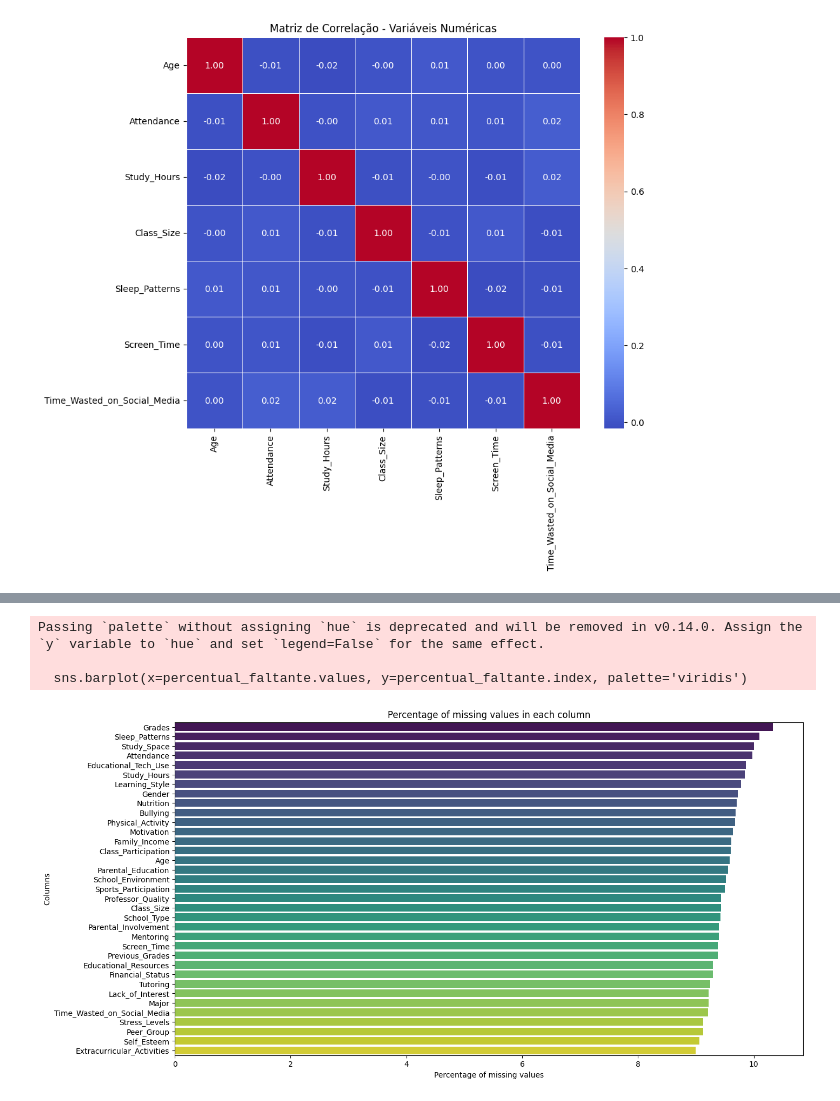
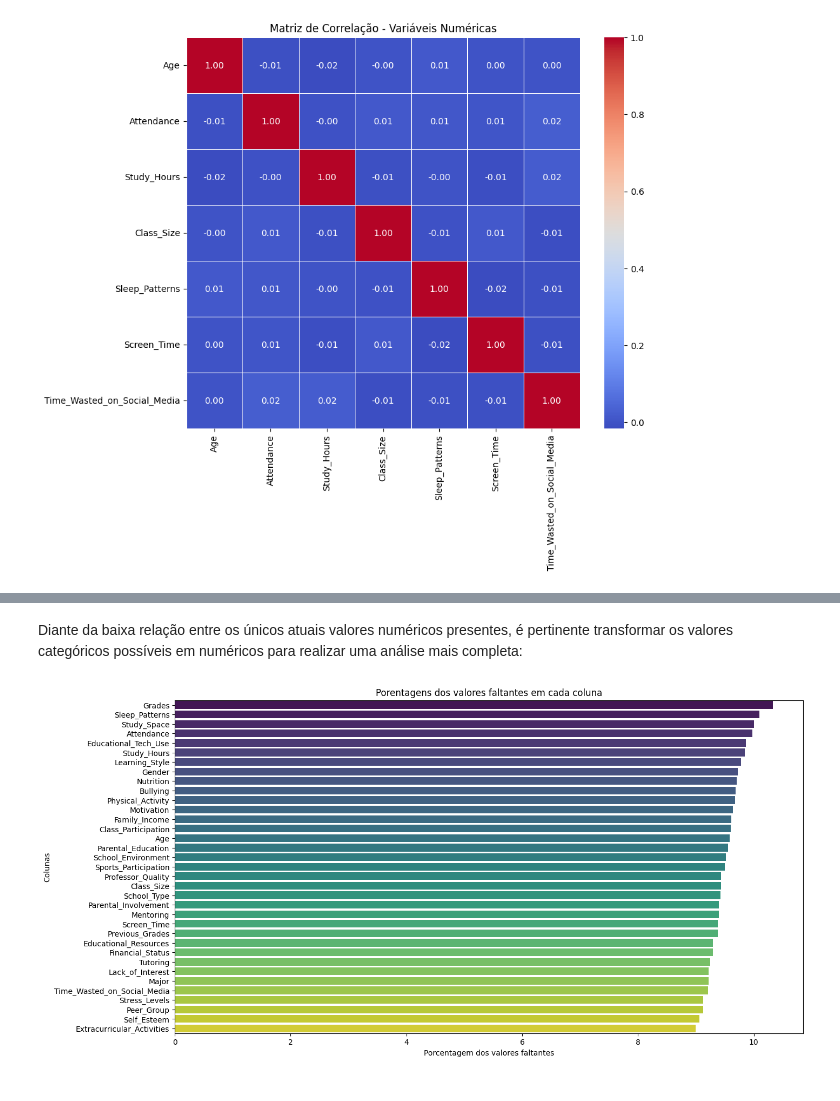
Before and after one commit to notsogreatdavi/PISI3-2024.2, a Jupyter notebook: EDA/newEDA.ipynb, the cells around one changed output, grey strips where cells are left out. Drawn from its saved outputs; the diff is of its cells as text; code cells hidden in the pictures.

Commit message:
atualizei a nova EDA
adicionei mais análises e troquei os valores categóricos por numéricos

```diff
--- a/EDA/newEDA.ipynb
+++ b/EDA/newEDA.ipynb
@@ -283,23 +278,20 @@ plt.show()
+# %% [markdown]
+Diante da baixa relação entre os únicos atuais valores numéricos presentes, é pertinente transformar os valores categóricos possíveis em numéricos para realizar uma análise mais completa:
 # %%
 def plotar_valores_faltantes(df):
     percentual_faltante = df.isnull().sum() / len(df) * 100
 
     percentual_faltante = percentual_faltante[percentual_faltante > 0]
 
     percentual_faltante.sort_values(ascending=False, inplace=True)
 
-    # Plot missing values
     plt.figure(figsize=(15,8))
-    sns.barplot(x=percentual_faltante.values, y=percentual_faltante.index, palette='viridis')
-    plt.xlabel('Percentage of missing values')
-    plt.ylabel('Columns')
-    plt.title('Percentage of missing values in each column')
+    sns.barplot(x=percentual_faltante.values, y=percentual_faltante.index, palette='viridis', hue=percentual_faltante.index, legend=False)
+    plt.xlabel('Porcentagem dos valores faltantes')
+    plt.ylabel('Colunas')
+    plt.title('Porentagens dos valores faltantes em cada coluna')
     plt.show()
 
-# Call the function
 plotar_valores_faltantes(df_unistudents)
 # %% [output]
-Passing `palette` without assigning `hue` is deprecated and will be removed in v0.14.0. Assign the `y` variable to `hue` and set `legend=False` for the same effect.
-
-  sns.barplot(x=percentual_faltante.values, y=percentual_faltante.index, palette='viridis')
-[figure, old version]
+[figure, new version]
```
Also changed, not shown: parts of 29 cells of this notebook.
